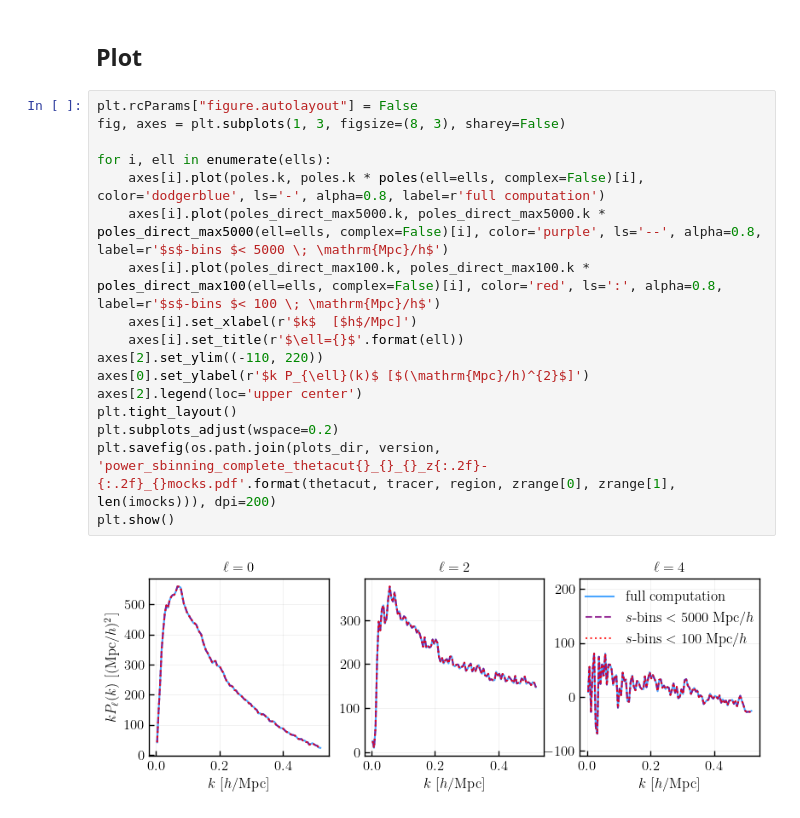
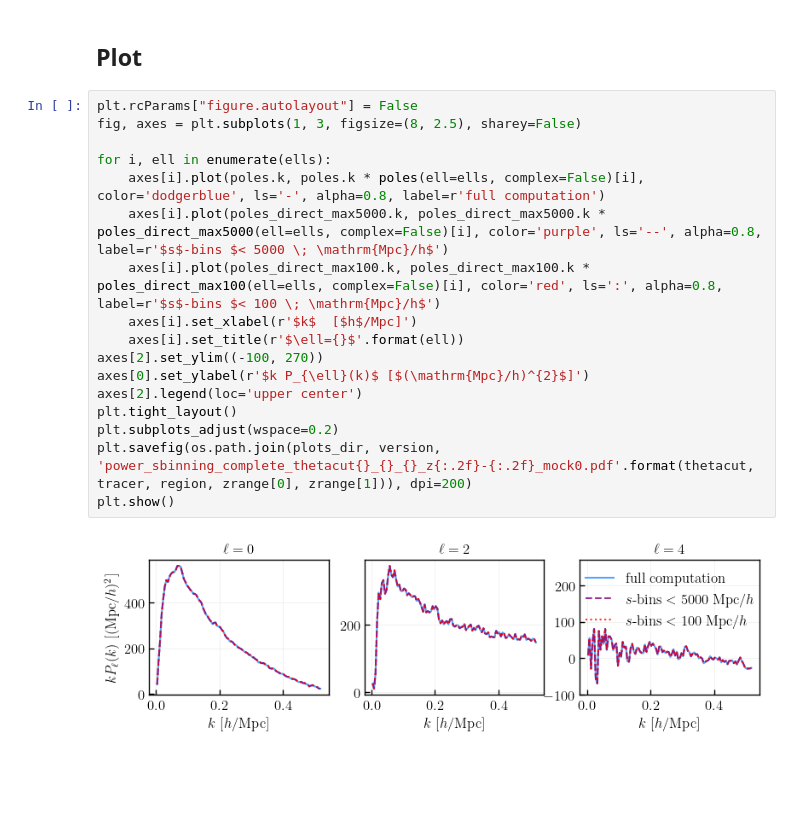
Before and after one commit to mathildepinon/desi-fiber-collisions, a Jupyter notebook: nb/power_sbinning.ipynb, the cells around one changed output. Drawn from its saved outputs; the diff is of its cells as text; blank space fills up the shorter version.

```diff
--- a/nb/power_sbinning.ipynb
+++ b/nb/power_sbinning.ipynb
@@ -52,20 +52,20 @@ poles = power.poles.slice(slice(0, (len(power.poles.k) // rebin) * rebin, rebin)
 ## Plot
 # %%
 plt.rcParams["figure.autolayout"] = False
-fig, axes = plt.subplots(1, 3, figsize=(8, 3), sharey=False)
+fig, axes = plt.subplots(1, 3, figsize=(8, 2.5), sharey=False)
 
 for i, ell in enumerate(ells):
     axes[i].plot(poles.k, poles.k * poles(ell=ells, complex=False)[i], color='dodgerblue', ls='-', alpha=0.8, label=r'full computation')
     axes[i].plot(poles_direct_max5000.k, poles_direct_max5000.k * poles_direct_max5000(ell=ells, complex=False)[i], color='purple', ls='--', alpha=0.8, label=r'$s$-bins $< 5000 \; \mathrm{Mpc}/h$')
     axes[i].plot(poles_direct_max100.k, poles_direct_max100.k * poles_direct_max100(ell=ells, complex=False)[i], color='red', ls=':', alpha=0.8, label=r'$s$-bins $< 100 \; \mathrm{Mpc}/h$')
     axes[i].set_xlabel(r'$k$  [$h$/Mpc]')
     axes[i].set_title(r'$\ell={}$'.format(ell))
-axes[2].set_ylim((-110, 220))
+axes[2].set_ylim((-100, 270))
 axes[0].set_ylabel(r'$k P_{\ell}(k)$ [$(\mathrm{Mpc}/h)^{2}$]')
 axes[2].legend(loc='upper center')
 plt.tight_layout()
 plt.subplots_adjust(wspace=0.2)
-plt.savefig(os.path.join(plots_dir, version, 'power_sbinning_complete_thetacut{}_{}_{}_z{:.2f}-{:.2f}_{}mocks.pdf'.format(thetacut, tracer, region, zrange[0], zrange[1], len(imocks))), dpi=200)
+plt.savefig(os.path.join(plots_dir, version, 'power_sbinning_complete_thetacut{}_{}_{}_z{:.2f}-{:.2f}_mock0.pdf'.format(thetacut, tracer, region, zrange[0], zrange[1])), dpi=200)
 plt.show()
 # %% [output]
-[figure, old version]
+[figure, new version]
```
